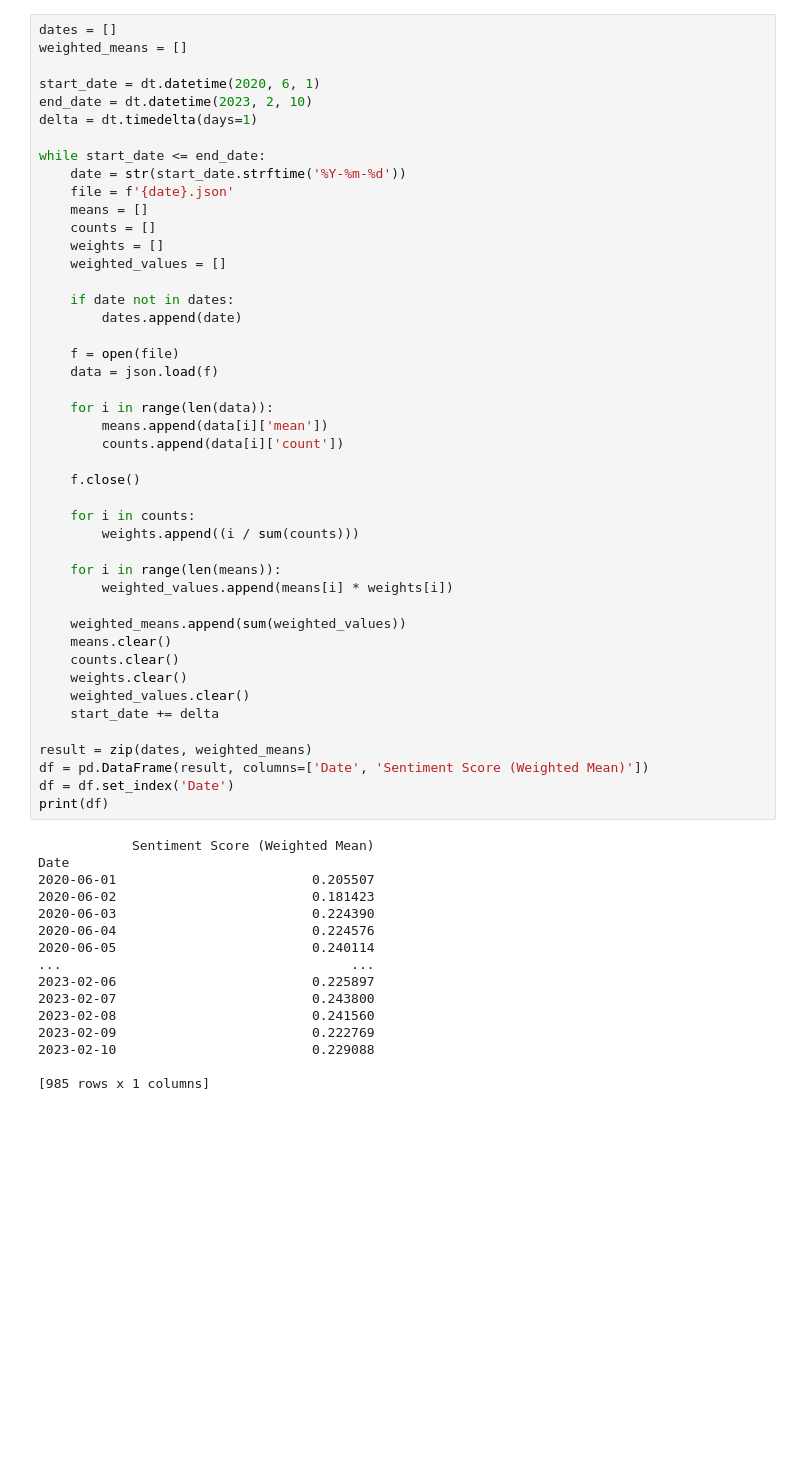
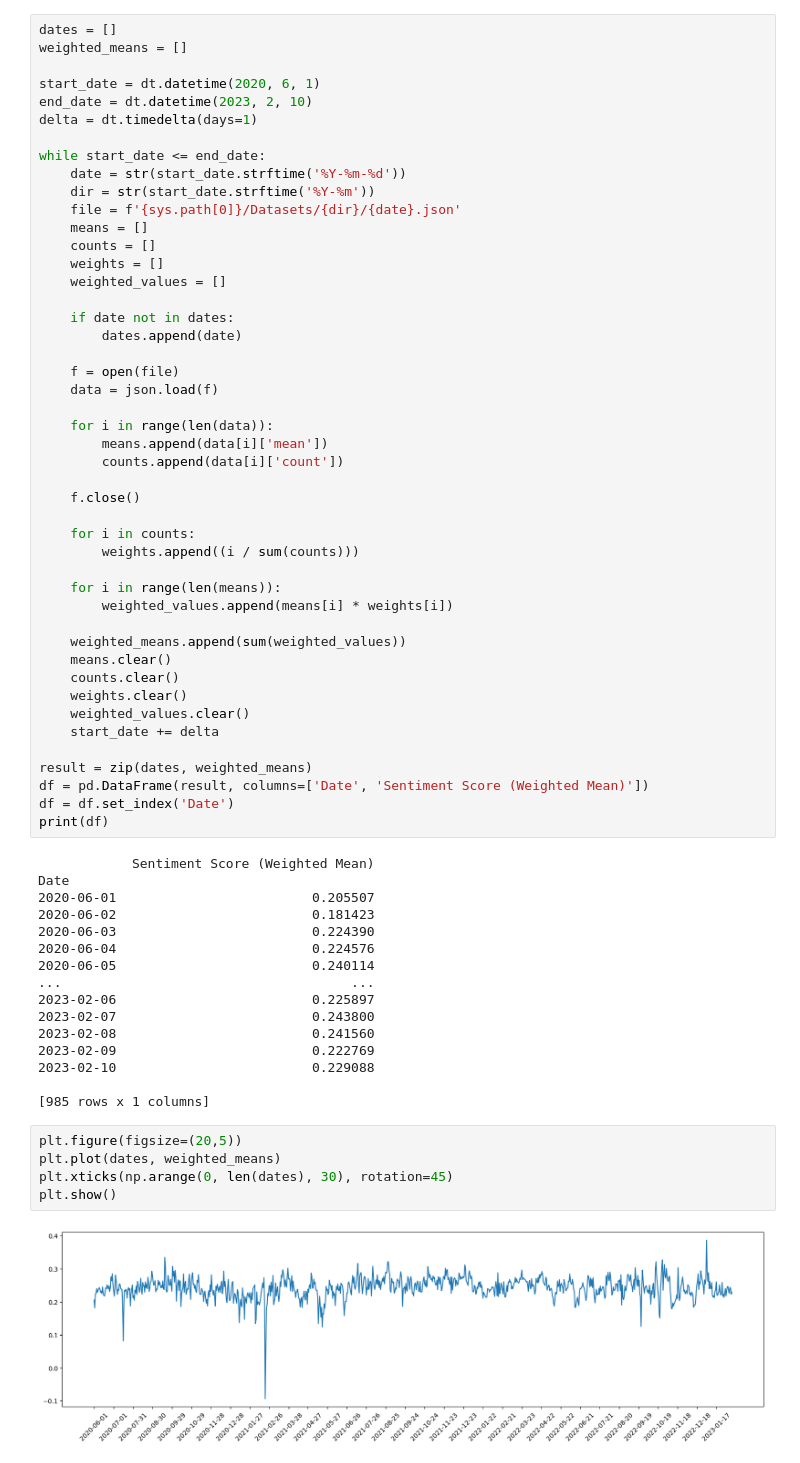
Before and after one commit to kakraatz/Capstone-AI-ML-Crypto-Trading-Bot, a Jupyter notebook: SenticryptCode/weighted_sentiment_scores.ipynb, the cells around one changed output. Saved outputs shown, nothing was run; the diff lists cells and outputs as text; blank space fills up the shorter version.

Commit message:
Add line plot

```diff
--- a/SenticryptCode/weighted_sentiment_scores.ipynb
+++ b/SenticryptCode/weighted_sentiment_scores.ipynb
@@ -19,7 +22,8 @@ delta = dt.timedelta(days=1)
 
 while start_date <= end_date:
     date = str(start_date.strftime('%Y-%m-%d'))
-    file = f'{date}.json'
+    dir = str(start_date.strftime('%Y-%m'))
+    file = f'{sys.path[0]}/Datasets/{dir}/{date}.json'
     means = []
     counts = []
     weights = []
@@ -70,3 +74,10 @@ Date
 2023-02-10                         0.229088
 
 [985 rows x 1 columns]
+# %%
+plt.figure(figsize=(20,5))
+plt.plot(dates, weighted_means)
+plt.xticks(np.arange(0, len(dates), 30), rotation=45)
+plt.show()
+# %% [output]
+[figure, added]
```
Also changed, not shown: parts of 1 cell of this notebook.
